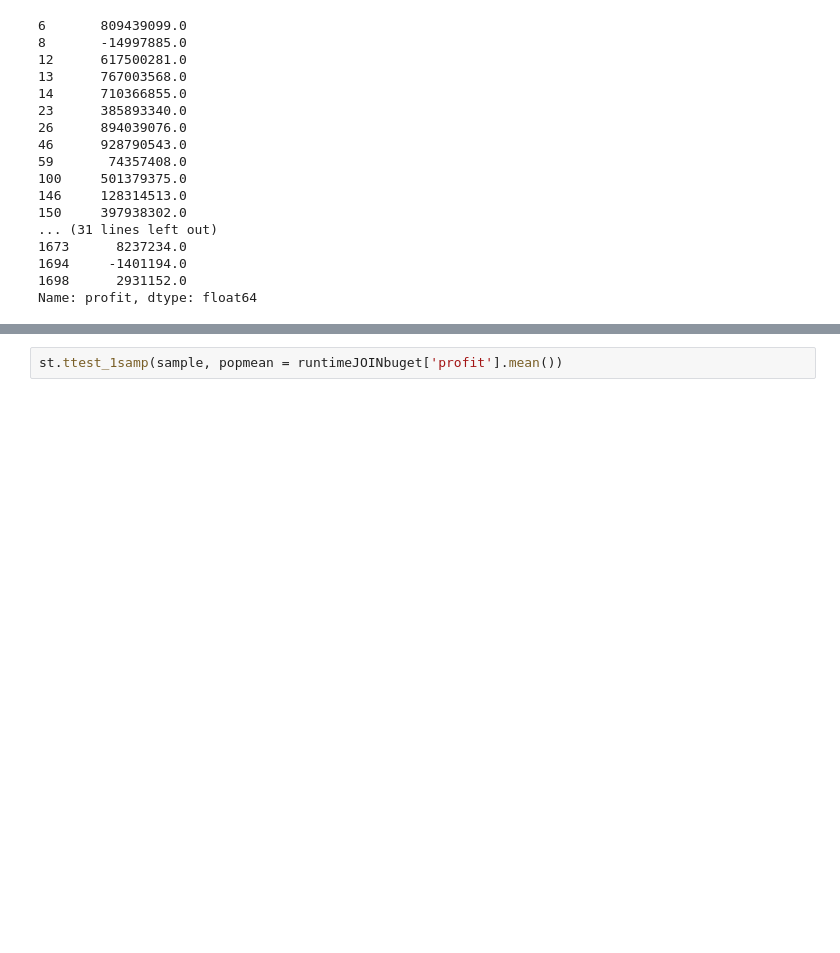
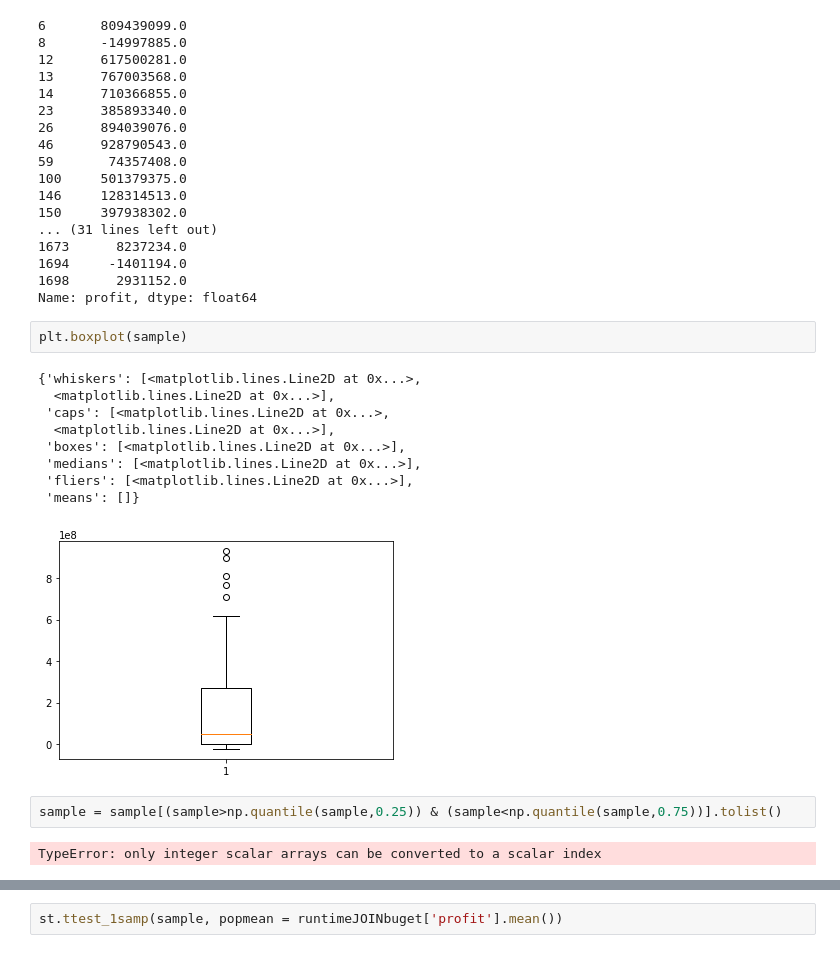
Before and after one commit to cLineman/CapStoneProject, a Jupyter notebook: ColtonLineman.ipynb, the cells around one changed output, grey strips where cells are left out. Saved outputs shown, nothing was run; the diff lists cells and outputs as text; blank space fills up the shorter version.

```diff
--- a/ColtonLineman.ipynb
+++ b/ColtonLineman.ipynb
@@ -900,3 +900,19 @@ sample
 1694     -1401194.0
 1698      2931152.0
 Name: profit, dtype: float64
+# %%
+plt.boxplot(sample)
+# %% [output]
+{'whiskers': [<matplotlib.lines.Line2D at 0x...>,
+  <matplotlib.lines.Line2D at 0x...>],
+ 'caps': [<matplotlib.lines.Line2D at 0x...>,
+  <matplotlib.lines.Line2D at 0x...>],
+ 'boxes': [<matplotlib.lines.Line2D at 0x...>],
+ 'medians': [<matplotlib.lines.Line2D at 0x...>],
+ 'fliers': [<matplotlib.lines.Line2D at 0x...>],
+ 'means': []}
+[figure, added]
+# %%
+sample = sample[(sample>np.quantile(sample,0.25)) & (sample<np.quantile(sample,0.75))].tolist()
+# %% [output]
+TypeError: only integer scalar arrays can be converted to a scalar index
```
Also changed, not shown: parts of 13 cells of this notebook.
